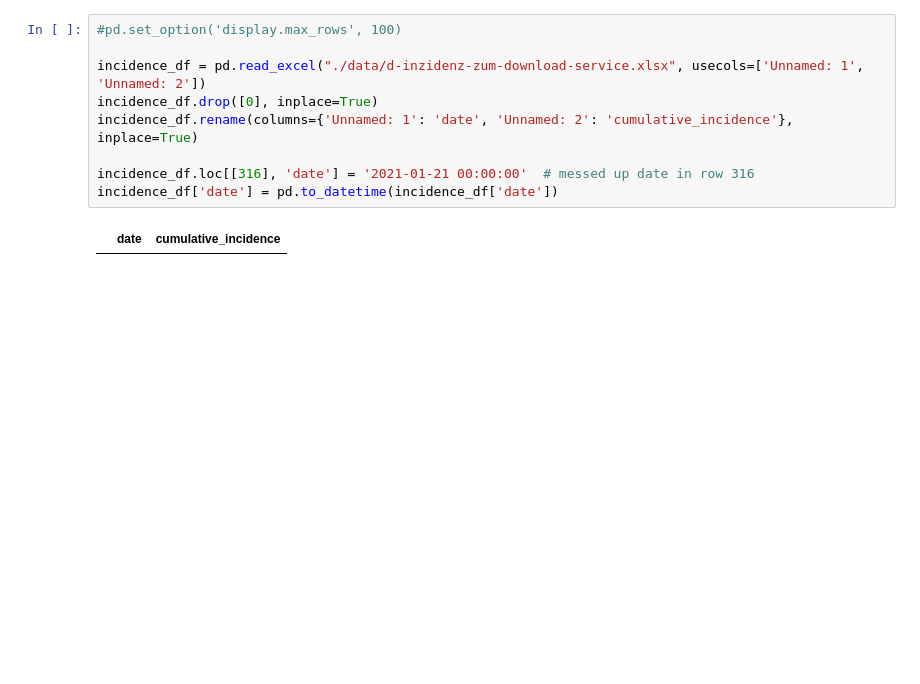
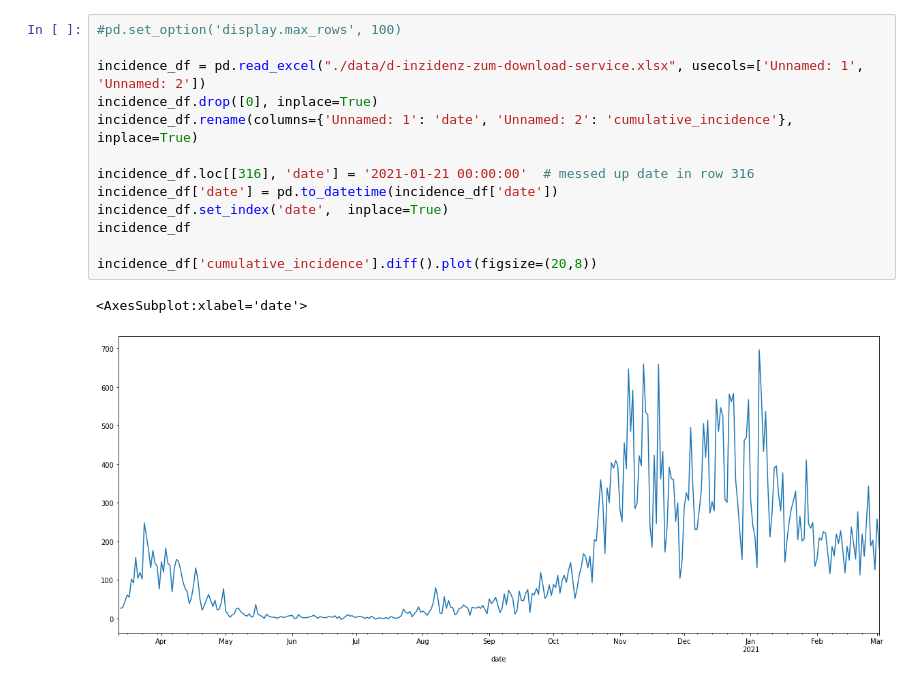
Before and after one commit to johannes-gehrs/corona-forecast-hamburg, a Jupyter notebook: corona.ipynb, the cells around one changed output. Cells and saved outputs as stored; diff of their text form; blank space fills up the shorter version.

```diff
--- a/corona.ipynb
+++ b/corona.ipynb
@@ -16,12 +14,17 @@ weather_df.head()
 # %%
 #pd.set_option('display.max_rows', 100)
 
 incidence_df = pd.read_excel("./data/d-inzidenz-zum-download-service.xlsx", usecols=['Unnamed: 1', 'Unnamed: 2'])
 incidence_df.drop([0], inplace=True)
 incidence_df.rename(columns={'Unnamed: 1': 'date', 'Unnamed: 2': 'cumulative_incidence'}, inplace=True)
 
 incidence_df.loc[[316], 'date'] = '2021-01-21 00:00:00'  # messed up date in row 316
 incidence_df['date'] = pd.to_datetime(incidence_df['date'])
+incidence_df.set_index('date',  inplace=True)
+incidence_df
+
+incidence_df['cumulative_incidence'].diff().plot(figsize=(20,8))
 # %% [output]
-|  | date | cumulative_incidence |
+<AxesSubplot:xlabel='date'>
+[figure, added]
 # %%
```
Also changed, not shown: parts of 2 cells of this notebook, 2 other files.
